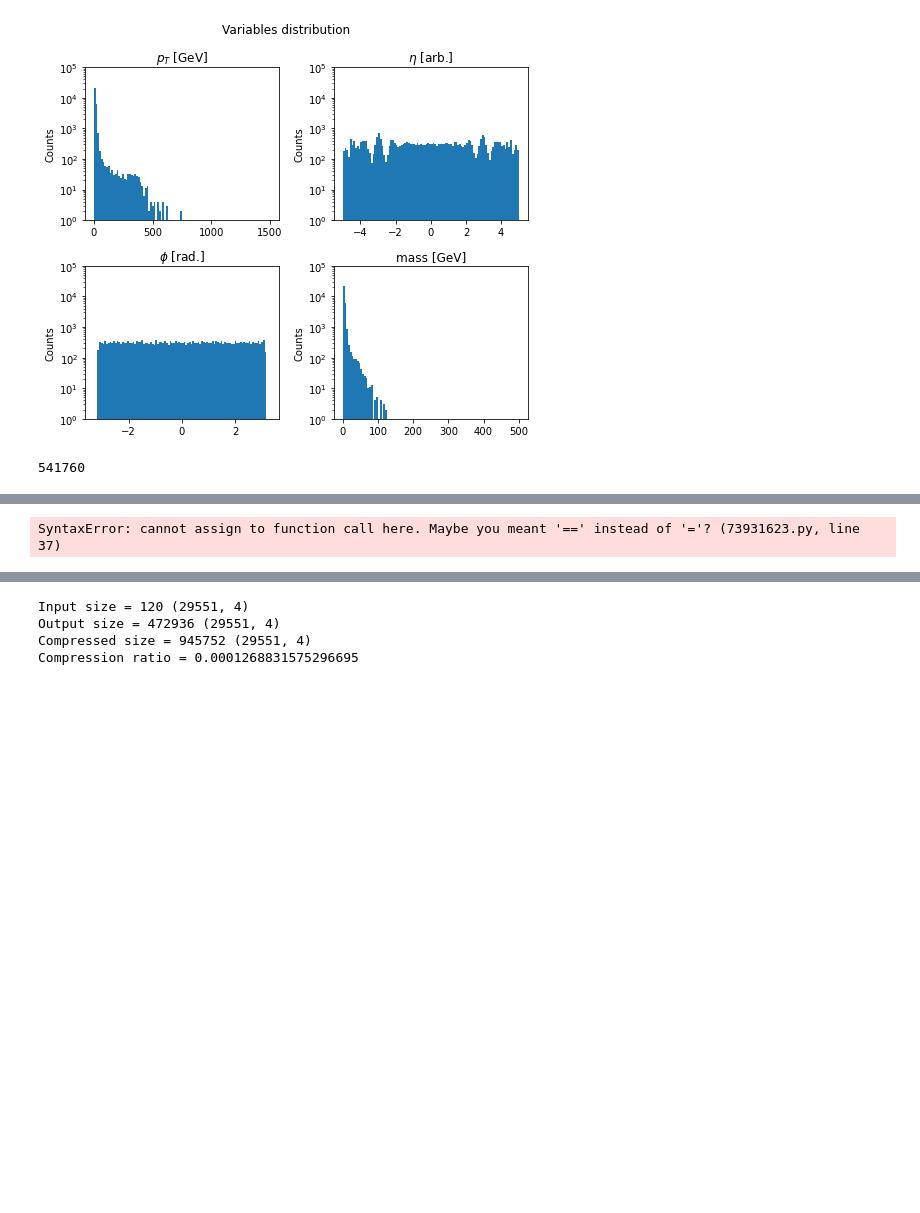
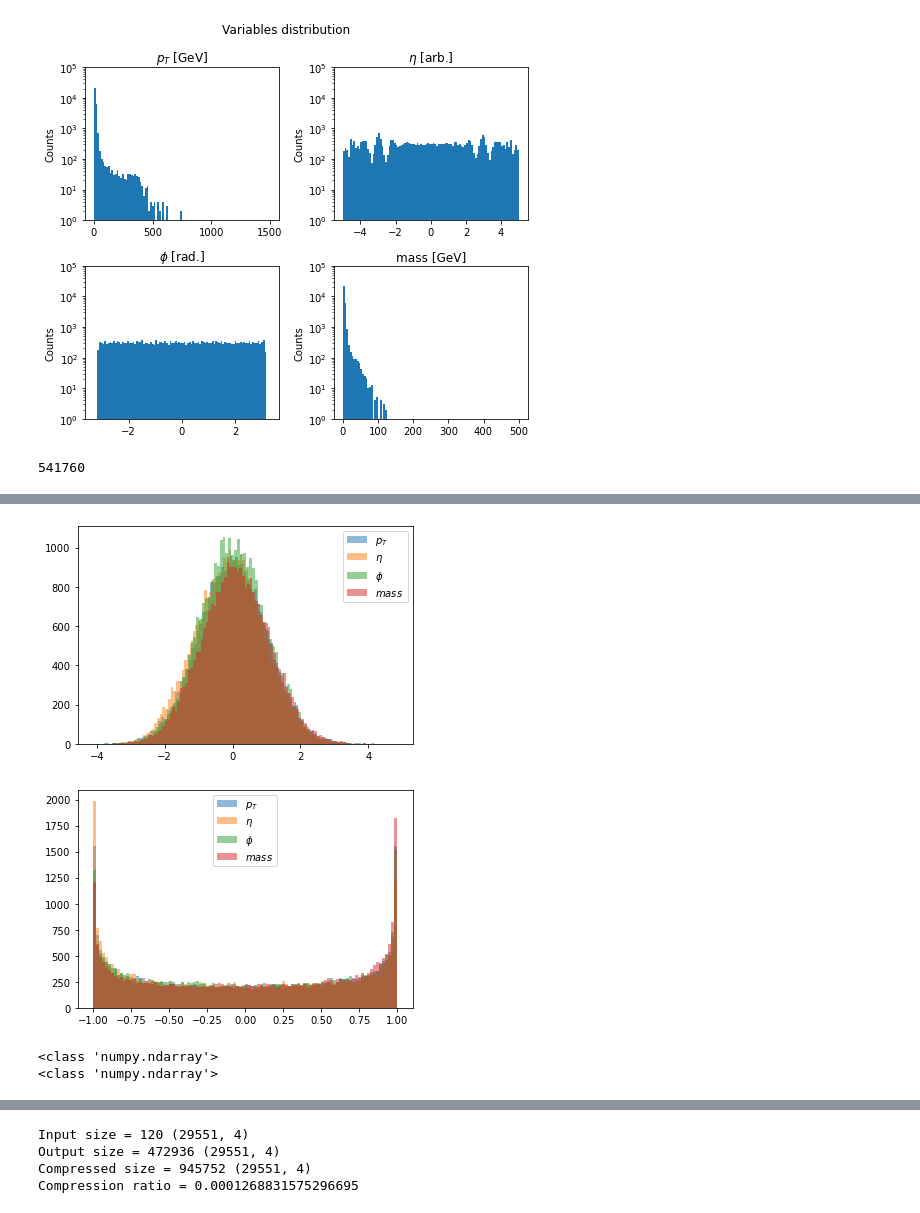
Before and after one commit to igordt/CMEPDA, a Jupyter notebook: Originale.ipynb, the cells around one changed output, grey strips where cells are left out. Saved outputs shown, nothing was run; the diff lists cells and outputs as text; code cells hidden in the pictures; blank space fills up the shorter version.

```diff
--- a/Originale.ipynb
+++ b/Originale.ipynb
@@ -306,71 +306,38 @@ figgaus=plt.figure()
 plt.hist(gaus[:,0],bins=100,alpha=0.5, label='$p_T$')
 plt.hist(gaus[:,1],bins=100,alpha=0.5, label='$\eta$')
 plt.hist(gaus[:,2],bins=100,alpha=0.5, label='$\phi$')
 plt.hist(gaus[:,3],bins=100,alpha=0.5, label='$mass$')
 plt.legend()
 plt.show()
 figgaus.savefig('figures/Compression_gaus.pdf',dpi=190)
 
 
 unif = scipy.special.erf(gaus)
 unif = unif * 2**N
 unif = unif.astype(int)
 comp = unif/2**(N)   #compression
 
 figunif=plt.figure()
 plt.hist(comp[:,0],bins=100,alpha=0.5, label='$p_T$')
 plt.hist(comp[:,1],bins=100,alpha=0.5, label='$\eta$')
 plt.hist(comp[:,2],bins=100,alpha=0.5, label='$\phi$')
 plt.hist(comp[:,3],bins=100,alpha=0.5, label='$mass$')
 plt.legend()
 plt.show()
 figunif.savefig('figures/Compression_unif.pdf',dpi=190)
 
 gaus_comp = scipy.special.erfinv(comp)
-
-print(type(gaus_comp))
-w=type(gaus_comp)
-gaus_comp = InfEraser.inf_eraser(gaus_comp)
-type(gaus_comp)=w
-print(type(gaus_comp))
-
-
-'''#defining the list of inf values
-inf_index_max = []
-inf_index_min = []
-
-###searching for inf values:
-for j in range(0,4):
-    for i in range(0,len(gaus_comp),1):
-        if gaus_comp[i,j] == np.inf:
-            gaus_comp[i,j] = 0      #replace inf with 0
-            inf_index_max.append(([i,j]))   #save index of inf values
-
-        if gaus_comp[i,j] == -np.inf:
-            inf_index_min.append(([i,j]))   #save index of -inf values
-            gaus_comp[i,j] = 0    #replace -inf with 0
-
-
-if inf_index_max:  #if there are inf values
-    max = np.max(gaus_comp,axis=0)   #max value of each column
-    for i in range(0,len(inf_index_max),1):  #for each inf value
-        gaus_comp[inf_index_max[i][0],inf_index_max[i][1]] = max[inf_index_max[i][1]]      #replace inf with max value of the column
-
-if inf_index_min:
-    min = np.min(gaus_comp,axis=0)     #min value of each column
-    for i in range(0,len(inf_index_min),1):   #for each -inf value
-        gaus_comp[inf_index_min[i][0],inf_index_min[i][1]] = min[inf_index_min[i][1]]       #replace -inf with min value of the column
-'''
-
-
-
+gaus_comp = InfEraser.inf_eraser(gaus_comp) #cancelliamo gli infiniti con l'apposita funzione
 gaus_tensor_comp = torch.tensor(gaus_comp).to('cuda').float()
 x_tensor_comp, _ = flow._transform.inverse(gaus_tensor_comp)
 xcomp = x_tensor_comp.cpu().detach().numpy()
 
 xcomp = trasformation.prep(original=x, transformed=xcomp, dir='backward', index_log=([0,3]), range_quantile=r_q, n_quantiles=10000)
 # %% [output]
+[figure, added]
+[figure, added]
-SyntaxError: cannot assign to function call here. Maybe you meant '==' instead of '='? (73931623.py, line 37)
+<class 'numpy.ndarray'>
+<class 'numpy.ndarray'>
 # %%
 fig, axs = plt.subplots(2, 2, figsize=(10, 8))
 fig.suptitle("Histogram of Variables")
```
Also changed, not shown: parts of 7 cells of this notebook, 8 other files.
